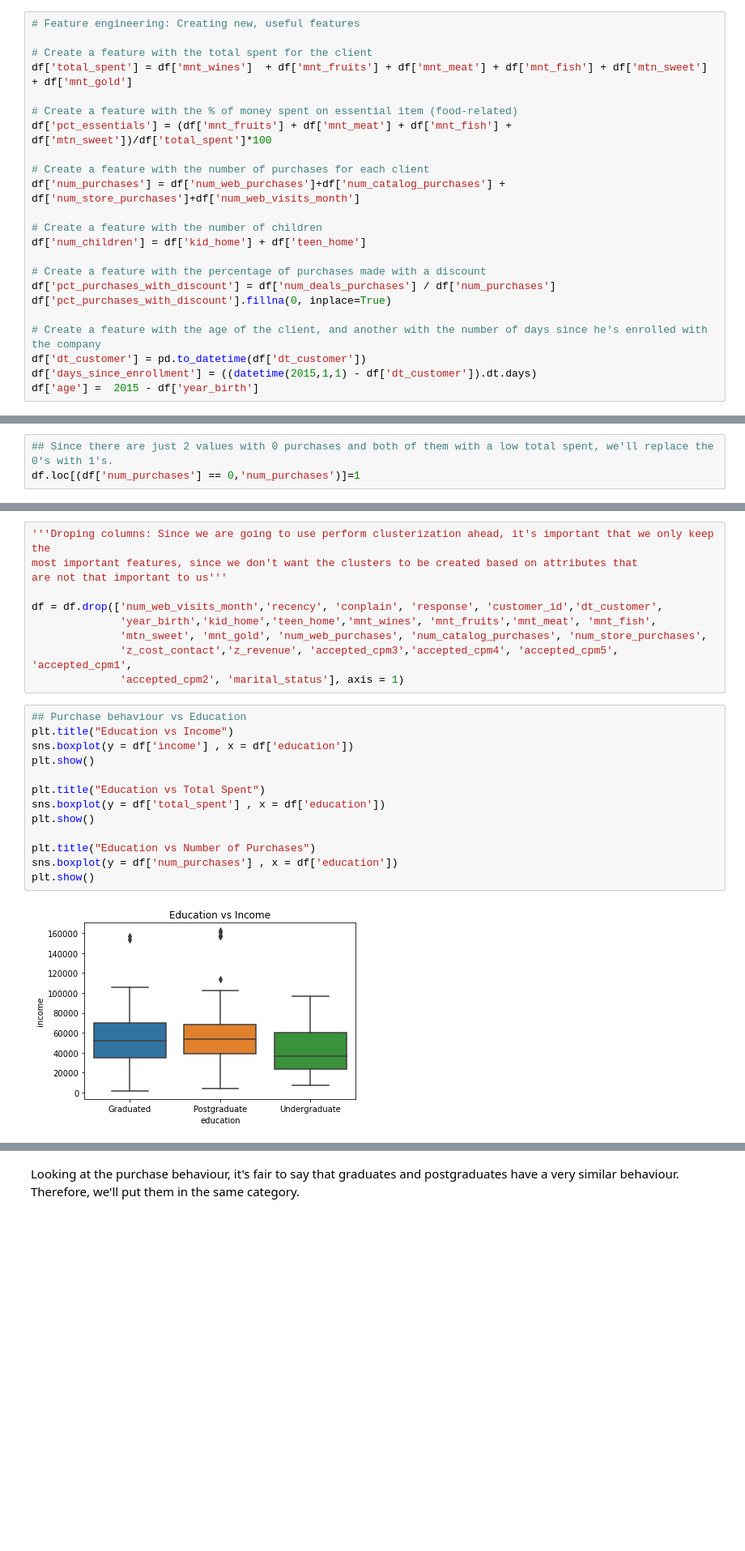
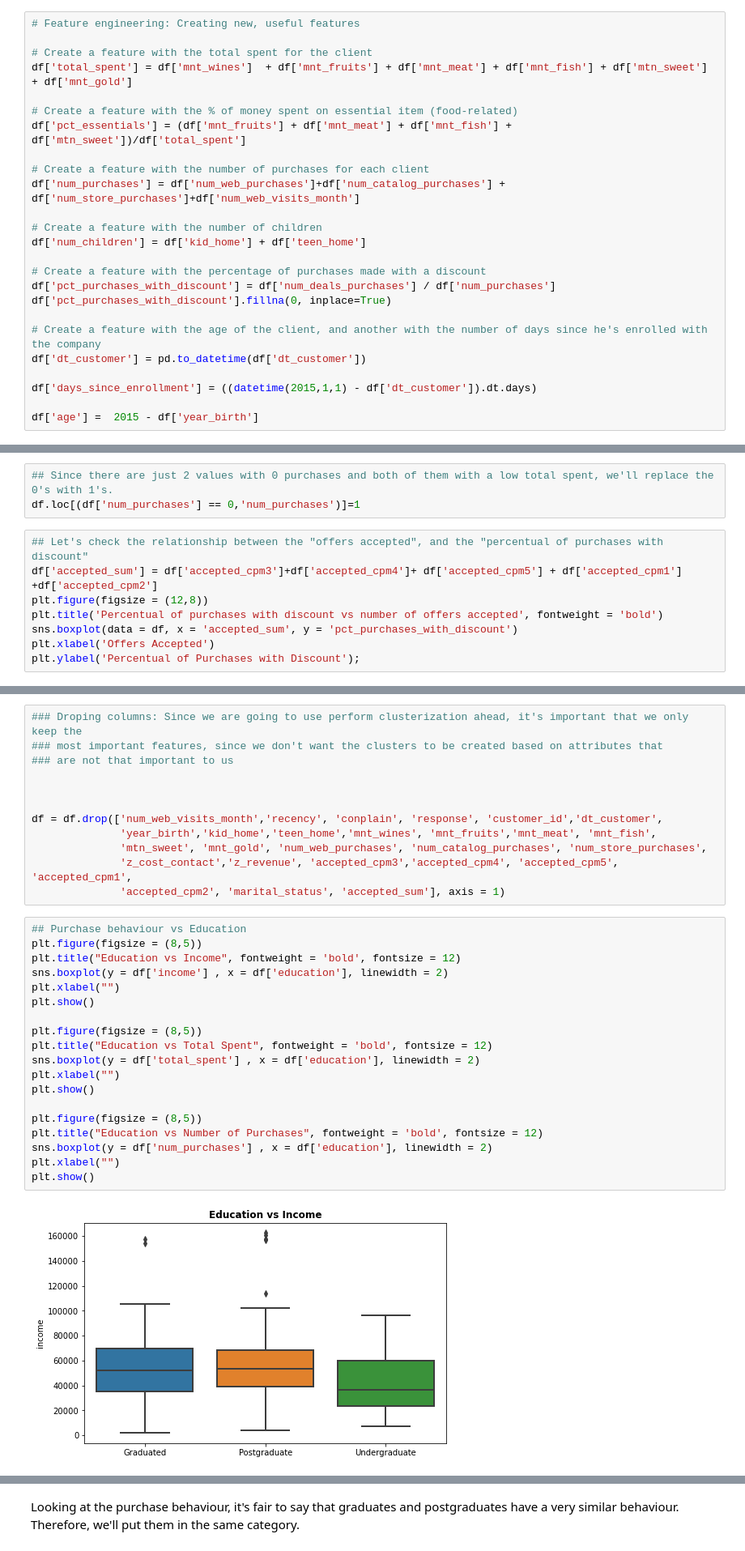
Before and after one commit to DanielEliezer/customer_segmentation, a Jupyter notebook: customer_segmentation.ipynb, the cells around one changed output, grey strips where cells are left out. Shown at 81% size. Cells and saved outputs as stored; diff of their text form; blank space fills up the shorter version.

```diff
--- a/customer_segmentation.ipynb
+++ b/customer_segmentation.ipynb
@@ -99,7 +122,7 @@ We are going to create new features to the dataset, remove outliers, clean nulls
 df['total_spent'] = df['mnt_wines']  + df['mnt_fruits'] + df['mnt_meat'] + df['mnt_fish'] + df['mtn_sweet'] + df['mnt_gold']
 
 # Create a feature with the % of money spent on essential item (food-related)
-df['pct_essentials'] = (df['mnt_fruits'] + df['mnt_meat'] + df['mnt_fish'] + df['mtn_sweet'])/df['total_spent']*100
+df['pct_essentials'] = (df['mnt_fruits'] + df['mnt_meat'] + df['mnt_fish'] + df['mtn_sweet'])/df['total_spent']
 
 # Create a feature with the number of purchases for each client
 df['num_purchases'] = df['num_web_purchases']+df['num_catalog_purchases'] + df['num_store_purchases']+df['num_web_visits_month']
@@ -113,7 +136,9 @@ df['pct_purchases_with_discount'].fillna(0, inplace=True)
 
 # Create a feature with the age of the client, and another with the number of days since he's enrolled with the company
 df['dt_customer'] = pd.to_datetime(df['dt_customer'])
+
 df['days_since_enrollment'] = ((datetime(2015,1,1) - df['dt_customer']).dt.days)
+
 df['age'] =  2015 - df['year_birth']
 # %%
 # Group some categories that have a similar meaning
@@ -155,3 +157,11 @@ The new dataset have 2236 rows.
 # %%
 ## Since there are just 2 values with 0 purchases and both of them with a low total spent, we'll replace the 0's with 1's.
 df.loc[(df['num_purchases'] == 0,'num_purchases')]=1
+# %%
+## Let's check the relationship between the "offers accepted", and the "percentual of purchases with discount"
+df['accepted_sum'] = df['accepted_cpm3']+df['accepted_cpm4']+ df['accepted_cpm5'] + df['accepted_cpm1'] +df['accepted_cpm2']
+plt.figure(figsize = (12,8))
+plt.title('Percentual of purchases with discount vs number of offers accepted', fontweight = 'bold')
+sns.boxplot(data = df, x = 'accepted_sum', y = 'pct_purchases_with_discount')
+plt.xlabel('Offers Accepted')
+plt.ylabel('Percentual of Purchases with Discount');
@@ -158,25 +172,33 @@ df.loc[(df['num_purchases'] == 0,'num_purchases')]=1
 # %%
-'''Droping columns: Since we are going to use perform clusterization ahead, it's important that we only keep the
-most important features, since we don't want the clusters to be created based on attributes that
-are not that important to us'''
+### Droping columns: Since we are going to use perform clusterization ahead, it's important that we only keep the
+### most important features, since we don't want the clusters to be created based on attributes that
+### are not that important to us
+
+
 
 df = df.drop(['num_web_visits_month','recency', 'conplain', 'response', 'customer_id','dt_customer',
               'year_birth','kid_home','teen_home','mnt_wines', 'mnt_fruits','mnt_meat', 'mnt_fish',
               'mtn_sweet', 'mnt_gold', 'num_web_purchases', 'num_catalog_purchases', 'num_store_purchases',
               'z_cost_contact','z_revenue', 'accepted_cpm3','accepted_cpm4', 'accepted_cpm5', 'accepted_cpm1',
-              'accepted_cpm2', 'marital_status'], axis = 1)
+              'accepted_cpm2', 'marital_status', 'accepted_sum'], axis = 1)
 # %%
 ## Purchase behaviour vs Education
-plt.title("Education vs Income")
-sns.boxplot(y = df['income'] , x = df['education'])
+plt.figure(figsize = (8,5))
+plt.title("Education vs Income", fontweight = 'bold', fontsize = 12)
+sns.boxplot(y = df['income'] , x = df['education'], linewidth = 2)
+plt.xlabel("")
 plt.show()
 
-plt.title("Education vs Total Spent")
-sns.boxplot(y = df['total_spent'] , x = df['education'])
+plt.figure(figsize = (8,5))
+plt.title("Education vs Total Spent", fontweight = 'bold', fontsize = 12)
+sns.boxplot(y = df['total_spent'] , x = df['education'], linewidth = 2)
+plt.xlabel("")
 plt.show()
 
-plt.title("Education vs Number of Purchases")
-sns.boxplot(y = df['num_purchases'] , x = df['education'])
+plt.figure(figsize = (8,5))
+plt.title("Education vs Number of Purchases", fontweight = 'bold', fontsize = 12)
+sns.boxplot(y = df['num_purchases'] , x = df['education'], linewidth = 2)
+plt.xlabel("")
 plt.show()
 # %% [output]
-[figure, old version]
+[figure, new version]
```
Also changed, not shown: parts of 28 cells of this notebook, 1 other file.
